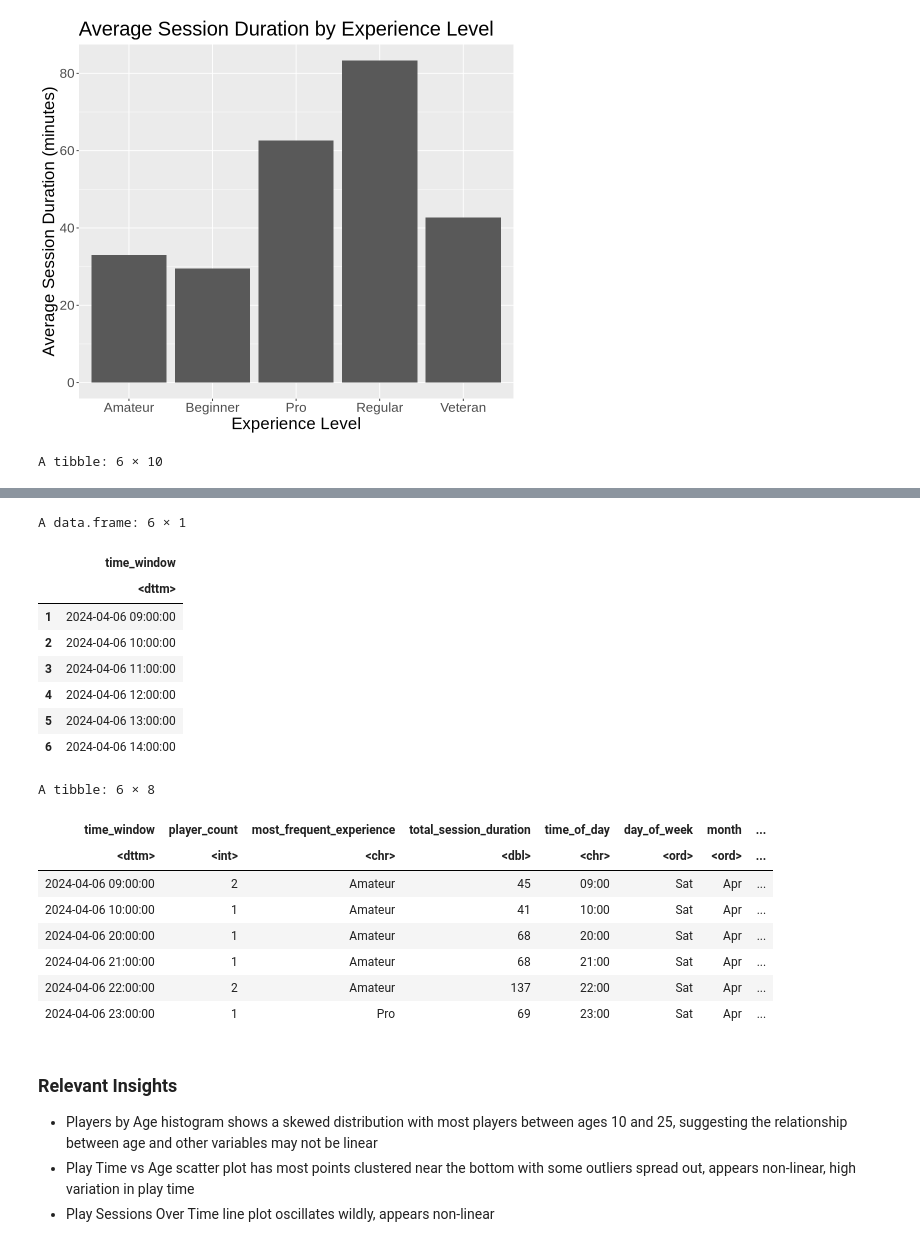
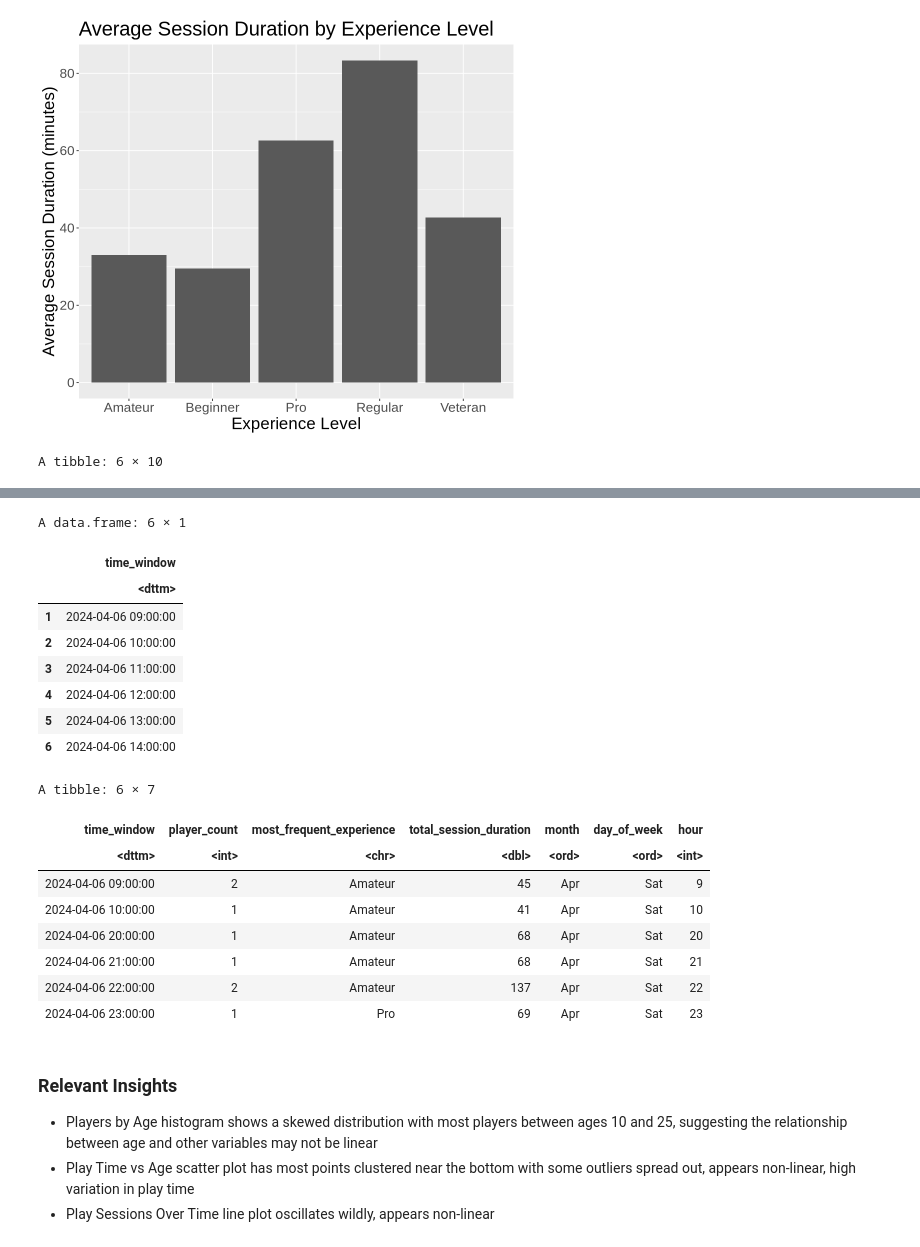
Before and after one commit to xhgchen/dsci-100-2024w1-group-008-17, a Jupyter notebook: project_final_report_008-17.ipynb, the cells around one changed output, grey strips where cells are left out. Saved outputs shown, nothing was run; the diff lists cells and outputs as text; code cells hidden in the pictures.

```diff
--- a/project_final_report_008-17.ipynb
+++ b/project_final_report_008-17.ipynb
@@ -239,44 +239,43 @@ player_counts <- time_windows |>
     player_count = n(),  # count number of sessions overlapping the time window
     most_frequent_experience = names(sort(table(session$experience), decreasing = TRUE))[1],  # Most frequent experience level
     total_session_duration = sum(session$session_duration, na.rm = TRUE),  # Sum of session durations
     .groups = "drop"
   ) |>
     mutate(
-    time_of_day = format(time_window, "%H:%M"),   # extract hour and minute
+    month = month(time_window, label = TRUE),      # month (Jan, Feb, ..., Dec)
     day_of_week = wday(time_window, label = TRUE),  # day of the week (Mon, Tue, ..., Sun)
-    month = month(time_window, label = TRUE),      # month (Jan, Feb, ..., Dec)
     hour = hour(time_window)                      # hour (0-23)
   )
 
 head(player_counts)
 # %% [output]
 A tibble: 6 × 10
 | hashedEmail | start_time | end_time | experience | subscribe | played_hours | name | gender | age | ... |
 | <chr> | <dttm> | <dttm> | <chr> | <lgl> | <dbl> | <chr> | <chr> | <dbl> | ... |
 | bfce39c89d6549f2bb94d8064d3ce69dc... | 2024-06-30 18:12:00 | 2024-06-30 18:24:00 | Regular | TRUE | 223.1 | Hiroshi | Male | 17 | ... |
 | 36d9cbb4c6bc0c1a6911436d2da0d09ec... | 2024-06-17 23:33:00 | 2024-06-17 23:46:00 | Amateur | TRUE | 53.9 | Alex | Male | 17 | ... |
 | f8f5477f5a2e53616ae37421b1c660b97... | 2024-07-25 17:34:00 | 2024-07-25 17:57:00 | Amateur | TRUE | 150.0 | Delara | Female | 16 | ... |
 | bfce39c89d6549f2bb94d8064d3ce69dc... | 2024-07-25 03:22:00 | 2024-07-25 03:58:00 | Regular | TRUE | 223.1 | Hiroshi | Male | 17 | ... |
 | 36d9cbb4c6bc0c1a6911436d2da0d09ec... | 2024-05-25 16:01:00 | 2024-05-25 16:12:00 | Amateur | TRUE | 53.9 | Alex | Male | 17 | ... |
 | bfce39c89d6549f2bb94d8064d3ce69dc... | 2024-06-23 15:08:00 | 2024-06-23 17:10:00 | Regular | TRUE | 223.1 | Hiroshi | Male | 17 | ... |
 A data.frame: 6 × 1
 |  | time_window |
 |  | <dttm> |
 | 1 | 2024-04-06 09:00:00 |
 | 2 | 2024-04-06 10:00:00 |
 | 3 | 2024-04-06 11:00:00 |
 | 4 | 2024-04-06 12:00:00 |
 | 5 | 2024-04-06 13:00:00 |
 | 6 | 2024-04-06 14:00:00 |
-A tibble: 6 × 8
+A tibble: 6 × 7
-| time_window | player_count | most_frequent_experience | total_session_duration | time_of_day | day_of_week | month | ... |
-| <dttm> | <int> | <chr> | <dbl> | <chr> | <ord> | <ord> | ... |
-| 2024-04-06 09:00:00 | 2 | Amateur | 45 | 09:00 | Sat | Apr | ... |
-| 2024-04-06 10:00:00 | 1 | Amateur | 41 | 10:00 | Sat | Apr | ... |
-| 2024-04-06 20:00:00 | 1 | Amateur | 68 | 20:00 | Sat | Apr | ... |
-| 2024-04-06 21:00:00 | 1 | Amateur | 68 | 21:00 | Sat | Apr | ... |
-| 2024-04-06 22:00:00 | 2 | Amateur | 137 | 22:00 | Sat | Apr | ... |
-| 2024-04-06 23:00:00 | 1 | Pro | 69 | 23:00 | Sat | Apr | ... |
+| time_window | player_count | most_frequent_experience | total_session_duration | month | day_of_week | hour |
+| <dttm> | <int> | <chr> | <dbl> | <ord> | <ord> | <int> |
+| 2024-04-06 09:00:00 | 2 | Amateur | 45 | Apr | Sat | 9 |
+| 2024-04-06 10:00:00 | 1 | Amateur | 41 | Apr | Sat | 10 |
+| 2024-04-06 20:00:00 | 1 | Amateur | 68 | Apr | Sat | 20 |
+| 2024-04-06 21:00:00 | 1 | Amateur | 68 | Apr | Sat | 21 |
+| 2024-04-06 22:00:00 | 2 | Amateur | 137 | Apr | Sat | 22 |
+| 2024-04-06 23:00:00 | 1 | Pro | 69 | Apr | Sat | 23 |
 # %% [markdown]
 ### Relevant Insights
 - Players by Age histogram shows a skewed distribution with most players between ages 10 and 25, suggesting the relationship between age and other variables may not be linear
```
